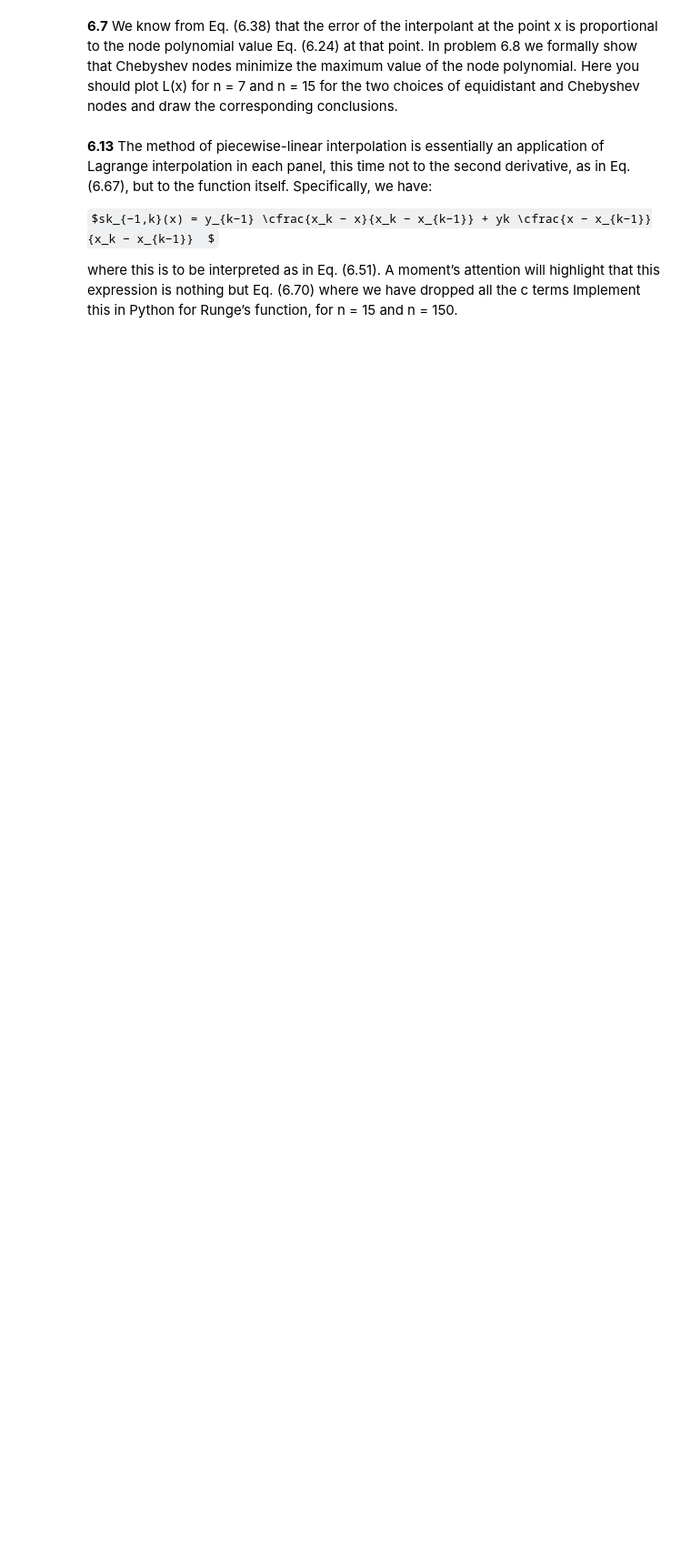
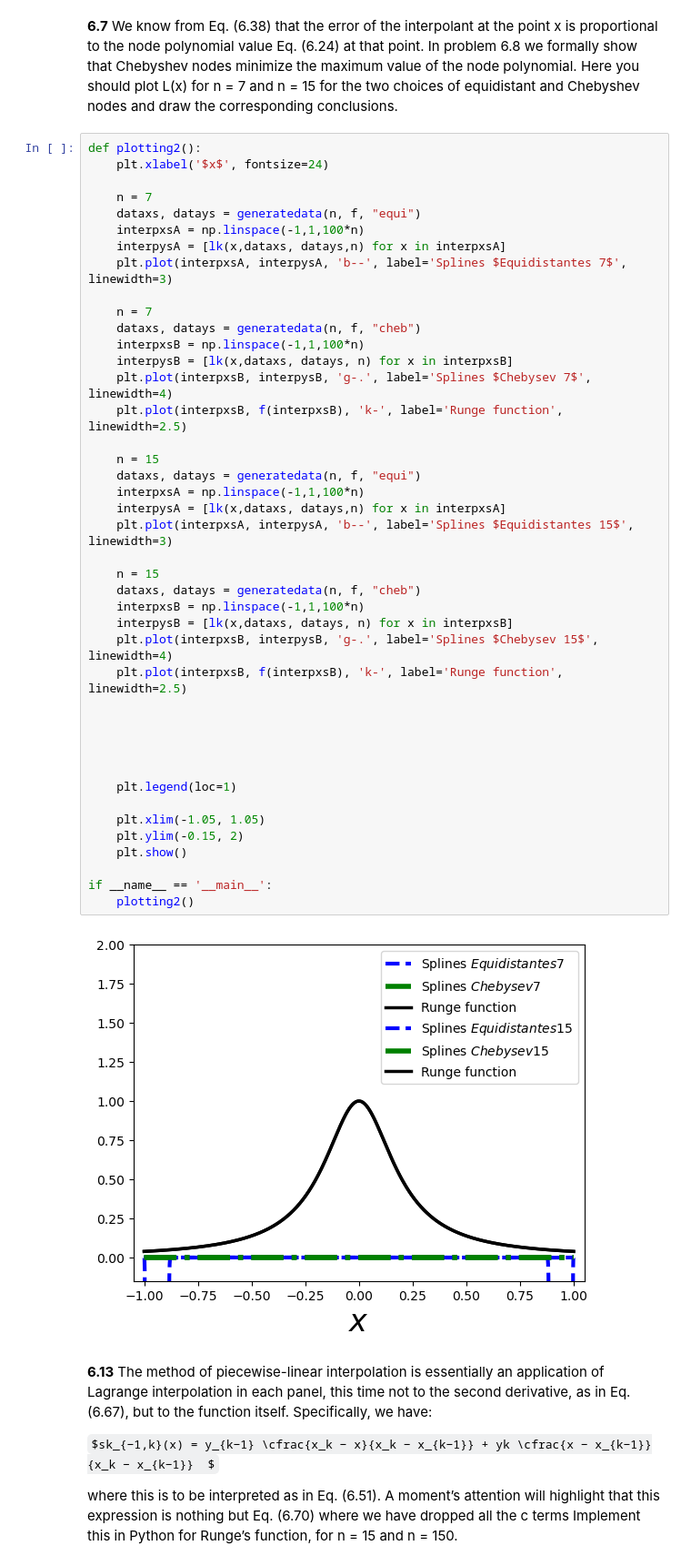
Before and after one commit to Arely00/ArelyGuadalupeJimenezDIaz-mn-2024, a Jupyter notebook: Ejercicios capitulo 6 .ipynb, the cells around one changed output. Shown at 91% size. Drawn from its saved outputs; the diff is of its cells as text; some formulas as TeX source; blank space fills up the shorter version.

```diff
--- a/Ejercicios capitulo 6 .ipynb
+++ b/Ejercicios capitulo 6 .ipynb
@@ -100,5 +162,49 @@ $\displaystyle 7.20797822508999 \cdot 10^{-14}$
 # %% [markdown]
 **6.7** We know from Eq. (6.38) that the error of the interpolant at the point x is proportional to the node polynomial value Eq. (6.24) at that point. In problem 6.8 we formally show that Chebyshev nodes minimize the maximum value of the node polynomial. Here you should plot L(x) for n = 7 and n = 15 for the two choices of equidistant and Chebyshev nodes and draw the corresponding conclusions.
+# %%
+def plotting2():
+    plt.xlabel('$x$', fontsize=24)
+
+    n = 7
+    dataxs, datays = generatedata(n, f, "equi")
+    interpxsA = np.linspace(-1,1,100*n)
+    interpysA = [lk(x,dataxs, datays,n) for x in interpxsA]
+    plt.plot(interpxsA, interpysA, 'b--', label='Splines $Equidistantes 7$', linewidth=3)
+
+    n = 7
+    dataxs, datays = generatedata(n, f, "cheb")
+    interpxsB = np.linspace(-1,1,100*n)
+    interpysB = [lk(x,dataxs, datays, n) for x in interpxsB]
+    plt.plot(interpxsB, interpysB, 'g-.', label='Splines $Chebysev 7$', linewidth=4)
+    plt.plot(interpxsB, f(interpxsB), 'k-', label='Runge function', linewidth=2.5)
+
+    n = 15
+    dataxs, datays = generatedata(n, f, "equi")
+    interpxsA = np.linspace(-1,1,100*n)
+    interpysA = [lk(x,dataxs, datays,n) for x in interpxsA]
+    plt.plot(interpxsA, interpysA, 'b--', label='Splines $Equidistantes 15$', linewidth=3)
+
+    n = 15
+    dataxs, datays = generatedata(n, f, "cheb")
+    interpxsB = np.linspace(-1,1,100*n)
+    interpysB = [lk(x,dataxs, datays, n) for x in interpxsB]
+    plt.plot(interpxsB, interpysB, 'g-.', label='Splines $Chebysev 15$', linewidth=4)
+    plt.plot(interpxsB, f(interpxsB), 'k-', label='Runge function', linewidth=2.5)
+
+
+
+
+
+    plt.legend(loc=1)
+
+    plt.xlim(-1.05, 1.05)
+    plt.ylim(-0.15, 2)
+    plt.show()
+
+if __name__ == '__main__':
+    plotting2()
+# %% [output]
+[figure, added]
 # %% [markdown]
 **6.13** The method of piecewise-linear interpolation is essentially an application of Lagrange interpolation in each panel, this time not to the second derivative, as in Eq. (6.67), but to the function itself. Specifically, we have:
 
```
Also changed, not shown: parts of 7 cells of this notebook.
